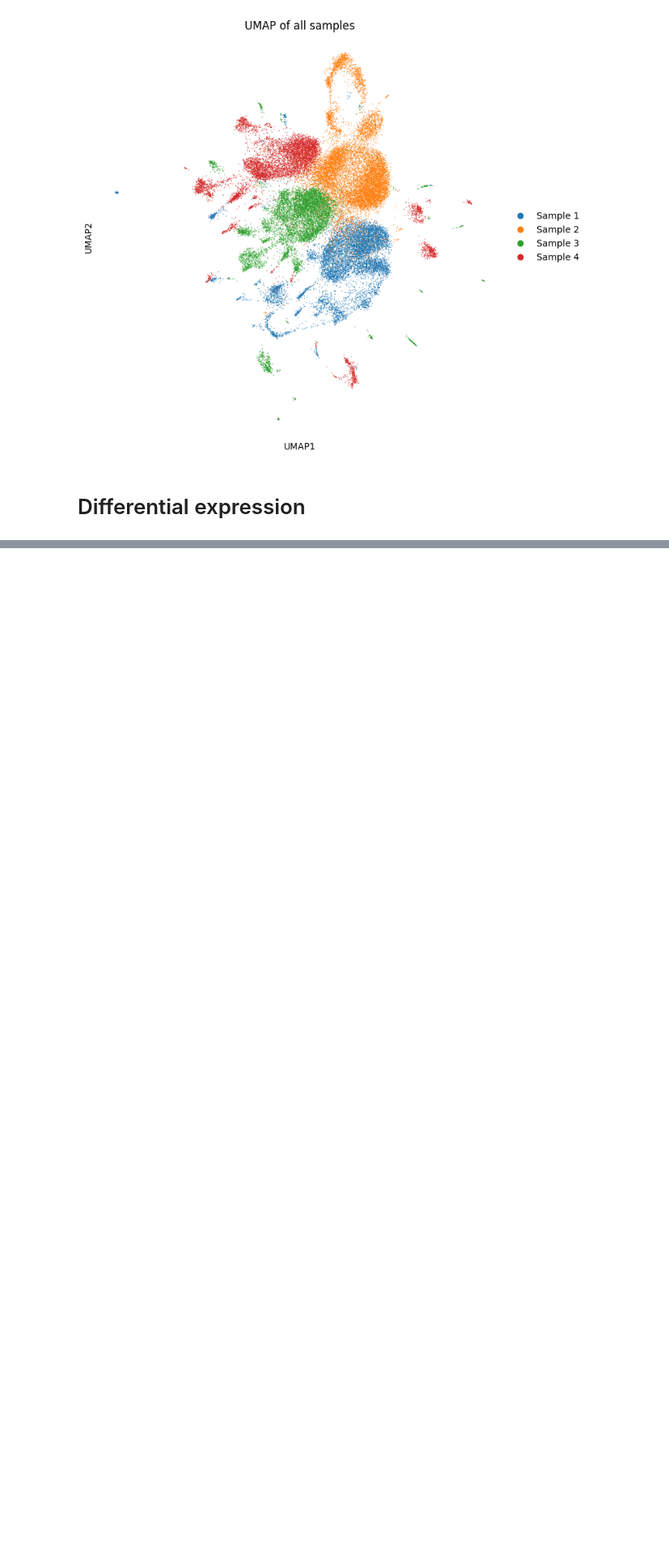
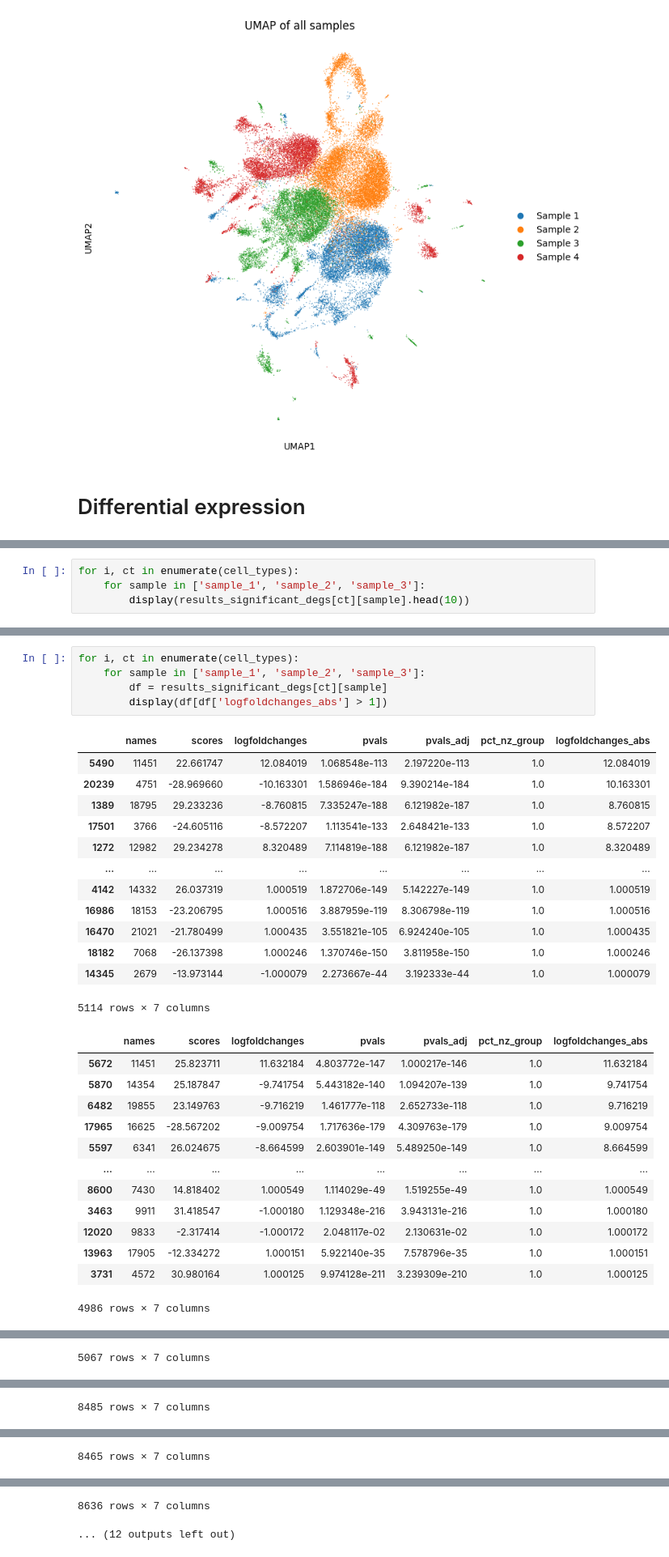
Before and after one commit to vladimirkovacevic/nano, a Jupyter notebook: notebooks/batch_removal_de.ipynb, the cells around one changed output, grey strips where cells are left out. Shown at 81% size. Drawn from its saved outputs; the diff is of its cells as text; blank space fills up the shorter version.

```diff
--- a/notebooks/batch_removal_de.ipynb
+++ b/notebooks/batch_removal_de.ipynb
@@ -282,0 +291,4 @@ KeyError: 'B-cells'
+# %%
+for i, ct in enumerate(cell_types):
+    for sample in ['sample_1', 'sample_2', 'sample_3']:
+        display(results_significant_degs[ct][sample].head(10))
@@ -282,0 +428,32 @@ KeyError: 'B-cells'
+# %%
+for i, ct in enumerate(cell_types):
+    for sample in ['sample_1', 'sample_2', 'sample_3']:
+        df = results_significant_degs[ct][sample]
+        display(df[df['logfoldchanges_abs'] > 1])
+# %% [output]
+|  | names | scores | logfoldchanges | pvals | pvals_adj | pct_nz_group | logfoldchanges_abs |
+| 5490 | 11451 | 22.661747 | 12.084019 | 1.068548e-113 | 2.197220e-113 | 1.0 | 12.084019 |
+| 20239 | 4751 | -28.969660 | -10.163301 | 1.586946e-184 | 9.390214e-184 | 1.0 | 10.163301 |
+| 1389 | 18795 | 29.233236 | -8.760815 | 7.335247e-188 | 6.121982e-187 | 1.0 | 8.760815 |
+| 17501 | 3766 | -24.605116 | -8.572207 | 1.113541e-133 | 2.648421e-133 | 1.0 | 8.572207 |
+| 1272 | 12982 | 29.234278 | 8.320489 | 7.114819e-188 | 6.121982e-187 | 1.0 | 8.320489 |
+| ... | ... | ... | ... | ... | ... | ... | ... |
+| 4142 | 14332 | 26.037319 | 1.000519 | 1.872706e-149 | 5.142227e-149 | 1.0 | 1.000519 |
+| 16986 | 18153 | -23.206795 | 1.000516 | 3.887959e-119 | 8.306798e-119 | 1.0 | 1.000516 |
+| 16470 | 21021 | -21.780499 | 1.000435 | 3.551821e-105 | 6.924240e-105 | 1.0 | 1.000435 |
+| 18182 | 7068 | -26.137398 | 1.000246 | 1.370746e-150 | 3.811958e-150 | 1.0 | 1.000246 |
+| 14345 | 2679 | -13.973144 | -1.000079 | 2.273667e-44 | 3.192333e-44 | 1.0 | 1.000079 |
+5114 rows × 7 columns
+|  | names | scores | logfoldchanges | pvals | pvals_adj | pct_nz_group | logfoldchanges_abs |
+| 5672 | 11451 | 25.823711 | 11.632184 | 4.803772e-147 | 1.000217e-146 | 1.0 | 11.632184 |
+| 5870 | 14354 | 25.187847 | -9.741754 | 5.443182e-140 | 1.094207e-139 | 1.0 | 9.741754 |
+| 6482 | 19855 | 23.149763 | -9.716219 | 1.461777e-118 | 2.652733e-118 | 1.0 | 9.716219 |
+| 17965 | 16625 | -28.567202 | -9.009754 | 1.717636e-179 | 4.309763e-179 | 1.0 | 9.009754 |
+| 5597 | 6341 | 26.024675 | -8.664599 | 2.603901e-149 | 5.489250e-149 | 1.0 | 8.664599 |
+| ... | ... | ... | ... | ... | ... | ... | ... |
+| 8600 | 7430 | 14.818402 | 1.000549 | 1.114029e-49 | 1.519255e-49 | 1.0 | 1.000549 |
+| 3463 | 9911 | 31.418547 | -1.000180 | 1.129348e-216 | 3.943131e-216 | 1.0 | 1.000180 |
+| 12020 | 9833 | -2.317414 | -1.000172 | 2.048117e-02 | 2.130631e-02 | 1.0 | 1.000172 |
+| 13963 | 17905 | -12.334272 | 1.000151 | 5.922140e-35 | 7.578796e-35 | 1.0 | 1.000151 |
+| 3731 | 4572 | 30.980164 | 1.000125 | 9.974128e-211 | 3.239309e-210 | 1.0 | 1.000125 |
+4986 rows × 7 columns
@@ -282,0 +472 @@ KeyError: 'B-cells'
+5067 rows × 7 columns
@@ -282,0 +485 @@ KeyError: 'B-cells'
+8485 rows × 7 columns
@@ -282,0 +498 @@ KeyError: 'B-cells'
+8465 rows × 7 columns
@@ -282,0 +511,2 @@ KeyError: 'B-cells'
+8636 rows × 7 columns
+... (12 outputs left out)
```
Also changed, not shown: parts of 10 cells of this notebook.
